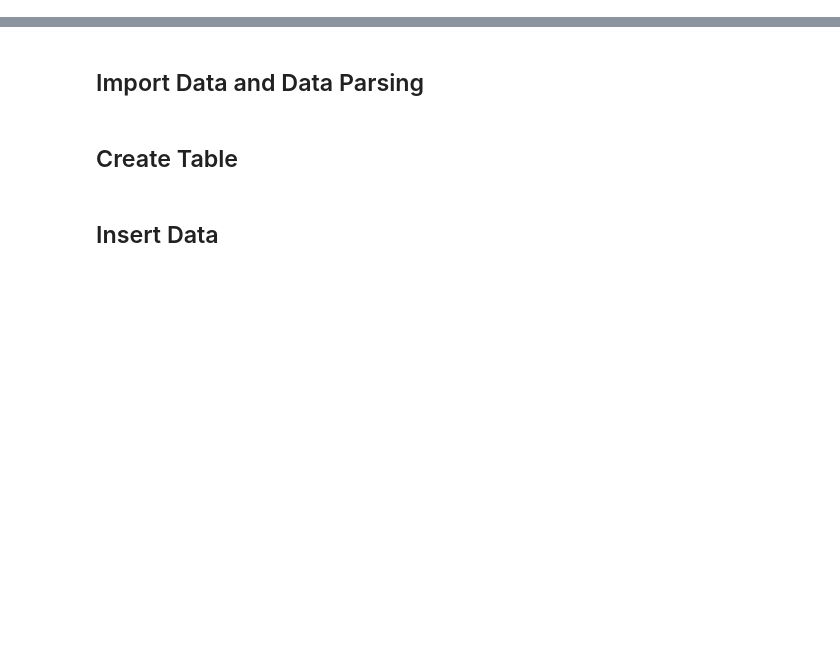
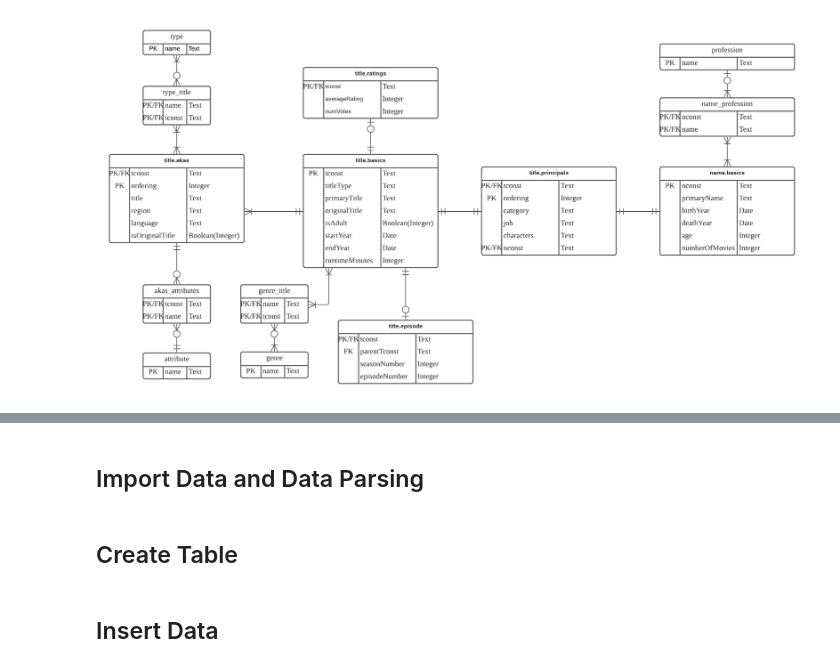
Before and after one commit to angelsophia1/Practicum2, a Jupyter notebook: practicum.ipynb, the cells around one changed output, grey strips where cells are left out. Drawn from its saved outputs; the diff is of its cells as text; code cells hidden in the pictures; blank space fills up the shorter version.

```diff
--- a/practicum.ipynb
+++ b/practicum.ipynb
@@ -0,0 +11,5 @@
+# %%
+# 2C: ERD after adding age and numberOfMovies attributes
+Image("2CD.png")
+# %% [output]
+[figure, added]
```
Also changed, not shown: parts of 13 cells of this notebook, 3 other files.
